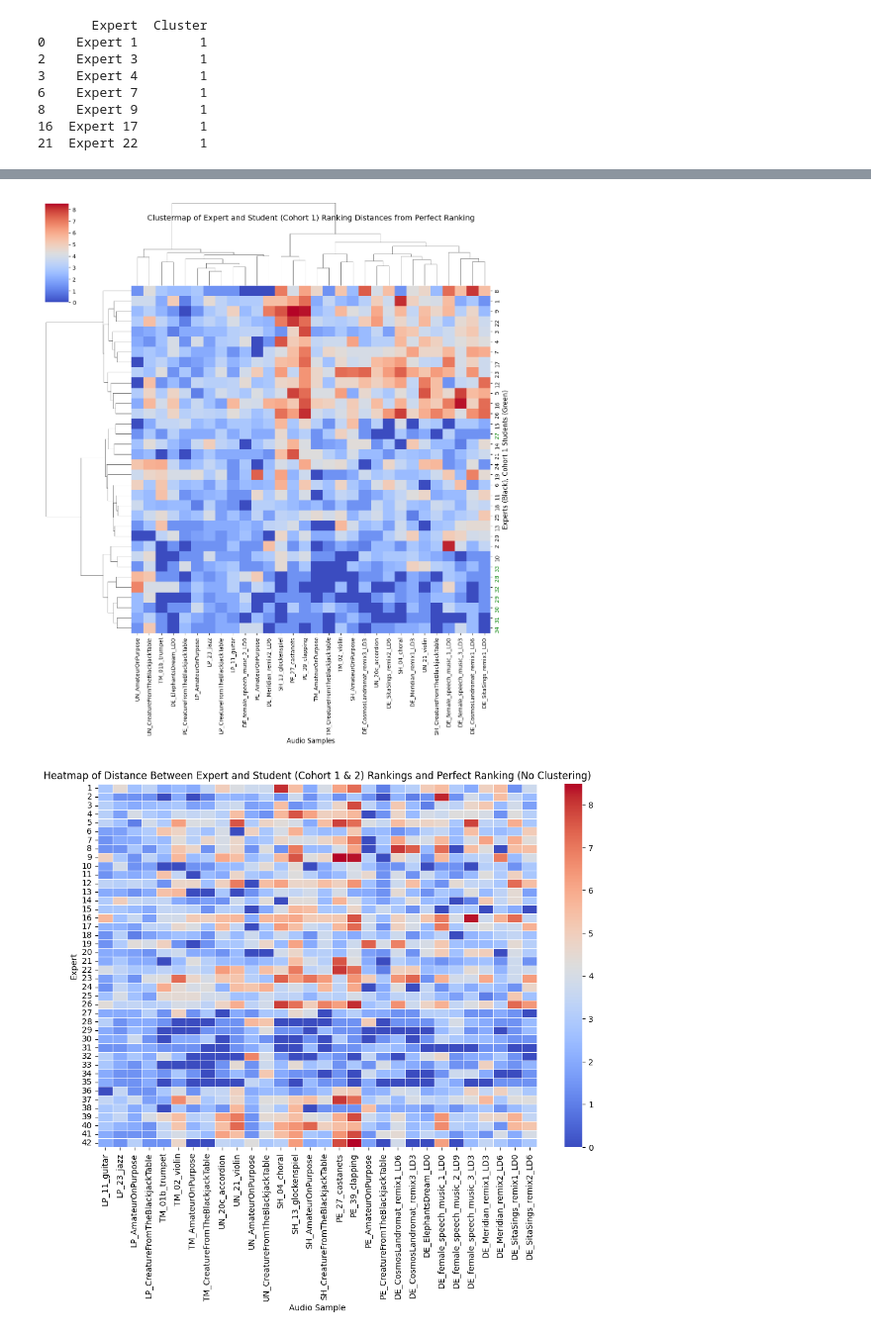
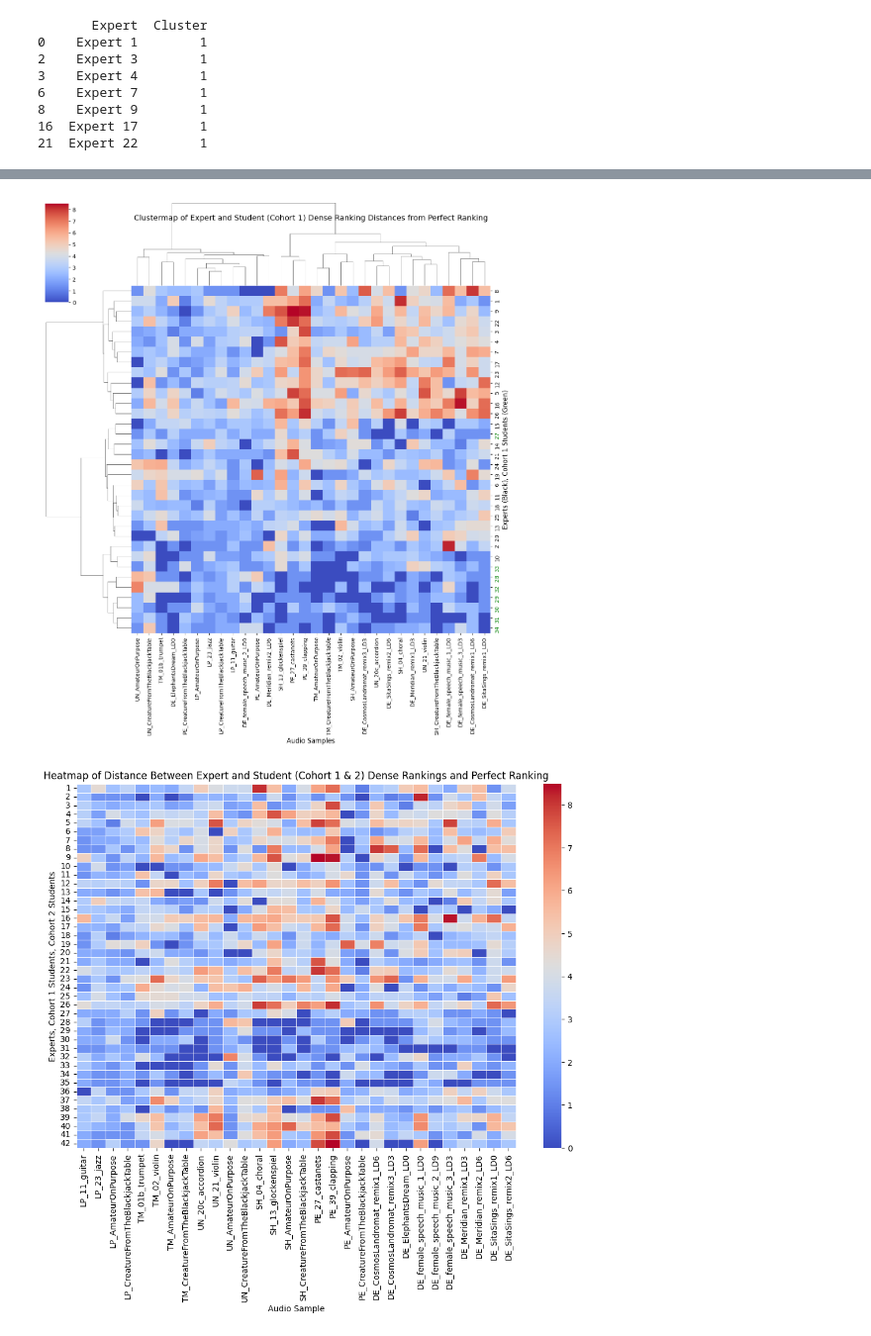
Before and after one commit to cjunwon/ODAQ-SDA, a Jupyter notebook: ODAQ_dense_ranking_experts_students.ipynb, the cells around one changed output, grey strips where cells are left out. Shown: that part at 99% size. Drawn from its saved outputs; the diff is of its cells as text; code cells hidden in the pictures.

Commit message:
Add key figures

```diff
--- a/ODAQ_dense_ranking_experts_students.ipynb
+++ b/ODAQ_dense_ranking_experts_students.ipynb
@@ -364,7 +385,7 @@ clustermap_experts_BSU1 = sns.clustermap(
 # Add axis labels
 clustermap_experts_BSU1.ax_heatmap.set_xlabel("Audio Samples", fontsize=12)
 clustermap_experts_BSU1.ax_heatmap.set_ylabel("Experts (Black), Cohort 1 Students (Green)", fontsize=12)
-clustermap_experts_BSU1.ax_heatmap.set_title("Clustermap of Expert and Student (Cohort 1) Ranking Distances from Perfect Ranking", fontsize=14, pad=120)
+clustermap_experts_BSU1.ax_heatmap.set_title("Clustermap of Expert and Student (Cohort 1) Dense Ranking Distances from Perfect Ranking", fontsize=14, pad=120)
 
 # Customize the row tick labels
 for label in clustermap_experts_BSU1.ax_heatmap.get_yticklabels():
@@ -374,19 +395,19 @@ for label in clustermap_experts_BSU1.ax_heatmap.get_yticklabels():
 
 plt.show()
 # %% [output]
-[figure, old version]
+[figure, new version]
 # %%
 # Create a heatmap
 plt.figure(figsize=(12, 8))
 sns.heatmap(distance_matrix_experts_BSU1_BSU2_df, cmap="coolwarm", annot=False, linewidths=0.5)
 
 plt.xlabel("Audio Sample")
-plt.ylabel("Expert")
-plt.title("Heatmap of Distance Between Expert and Student (Cohort 1 & 2) Rankings and Perfect Ranking (No Clustering)")
+plt.ylabel("Experts, Cohort 1 Students, Cohort 2 Students")
+plt.title("Heatmap of Distance Between Expert and Student (Cohort 1 & 2) Dense Rankings and Perfect Ranking")
 
 plt.show()
 # %% [output]
-[figure, old version]
+[figure, new version]
 # %%
 # Perform hierarchical clustering (using Ward's method)
 linkage_matrix_experts_BSU1_BSU2 = linkage(distance_matrix_experts_BSU1_BSU2_df, method='ward')
```
Also changed, not shown: parts of 6 cells of this notebook, 21 other files.
